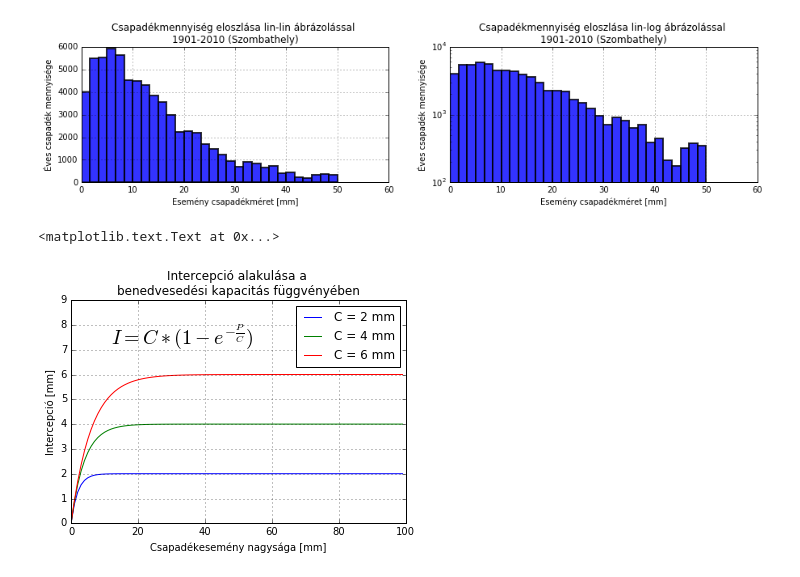
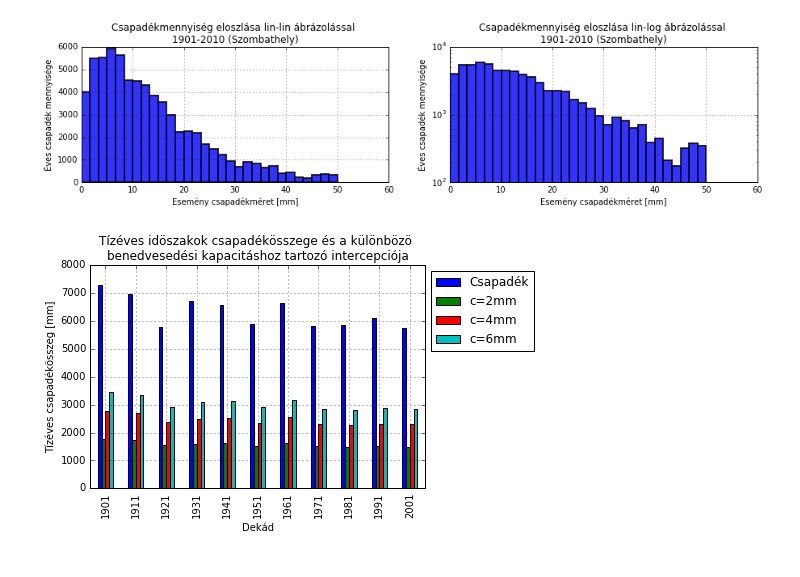
Before and after one commit to jsheperd/forest_water, a Jupyter notebook: interception.ipynb, the cells around one changed output. Drawn from its saved outputs; the diff is of its cells as text; code cells hidden in the pictures.

Commit message:
New charts

```diff
--- a/interception.ipynb
+++ b/interception.ipynb
@@ -146,32 +182,25 @@ plt.xlabel(u'Esemény csapadékméret [mm]')
 # %% [output]
 <matplotlib.text.Text at 0x...>
 [figure]
-# %%
-import math
-
-# Intercepciós veszteség
-def makeInterceptor(capacity):
-    return lambda p: capacity*(1-math.exp(-p/capacity))
-
-p10 = makeInterceptor(10.0)
-
-p = range(0, 100, 1)
-c2 = map(makeInterceptor(2.0), p)
-c4 = map(makeInterceptor(4.0), p)
-c6 = map(makeInterceptor(6.0), p)
-
-df = pd.DataFrame({'P': p, 'C2': c2, 'C4': c4, 'C6': c6})
-#df['C'] = df['P'].apply(p10)
-plt.plot(df['P'], df['C2'], label="C = 2 mm")
-plt.plot(df['P'], df['C4'], label="C = 4 mm")
-plt.plot(df['P'], df['C6'], label="C = 6 mm")
-plt.legend()
-plt.xlabel(u'Csapadékesemény nagysága [mm]')
-plt.ylabel(u'Intercepció [mm]')
-plt.gca().set_ylim([0,9])
-plt.gca().annotate(r'$I = C*( 1 - e^{- \frac{P}{C}})$', xy=(12, 7.2), fontsize=20)
-plt.grid(True)
-plt.title(u'Intercepció alakulása a \nbenedvesedési kapacitás függvényében')
-# %% [output]
-<matplotlib.text.Text at 0x...>
-[figure, removed]
+# %%
+# intercepciós veszteség számítása eseményenként
+szo_daily['c2'] = map(makeInterceptor(2.0), szo_daily['d_rs'])
+szo_daily['c4'] = map(makeInterceptor(4.0), szo_daily['d_rs'])
+szo_daily['c6'] = map(makeInterceptor(6.0), szo_daily['d_rs'])
+
+szo_daily['Year'] = map(lambda d: d.year, szo_daily['#datum'])
+szo_daily['Decad'] = map(lambda d: 1+((d.year-1)/10)*10, szo_daily['#datum'])
+
+szo_daily['Month'] = map(lambda d: d.month, szo_daily['#datum'])
+szo_daily['Vegetation'] = map(lambda d: ((5<=d.month) & (d.month<=10)), szo_daily['#datum'])
+# %%
+#Teljes évek
+
+szo_daily.groupby(['Decad'])['d_rs', 'c2', 'c4', 'c6'].sum().plot(kind='bar')
+plt.title(u'Tízéves idöszakok csapadékösszege és a különbözö \nbenedvesedési kapacitáshoz tartozó intercepciója')
+plt.xlabel(u'Dekád')
+plt.ylabel(u'Tízéves csapadékösszeg [mm]')
+plt.legend(loc="upper left", bbox_to_anchor=(1,1), labels=[u'Csapadék', 'c=2mm', 'c=4mm', 'c=6mm'])
+plt.grid(True)
+# %% [output]
+[figure, added]
```
Also changed, not shown: parts of 4 cells of this notebook.
